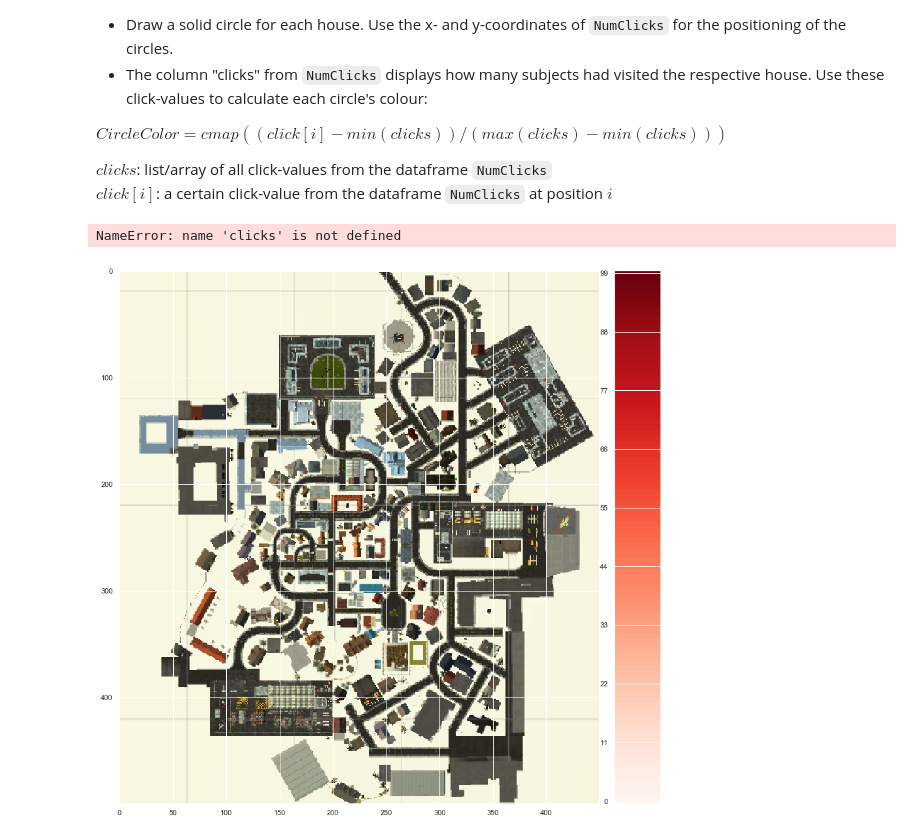
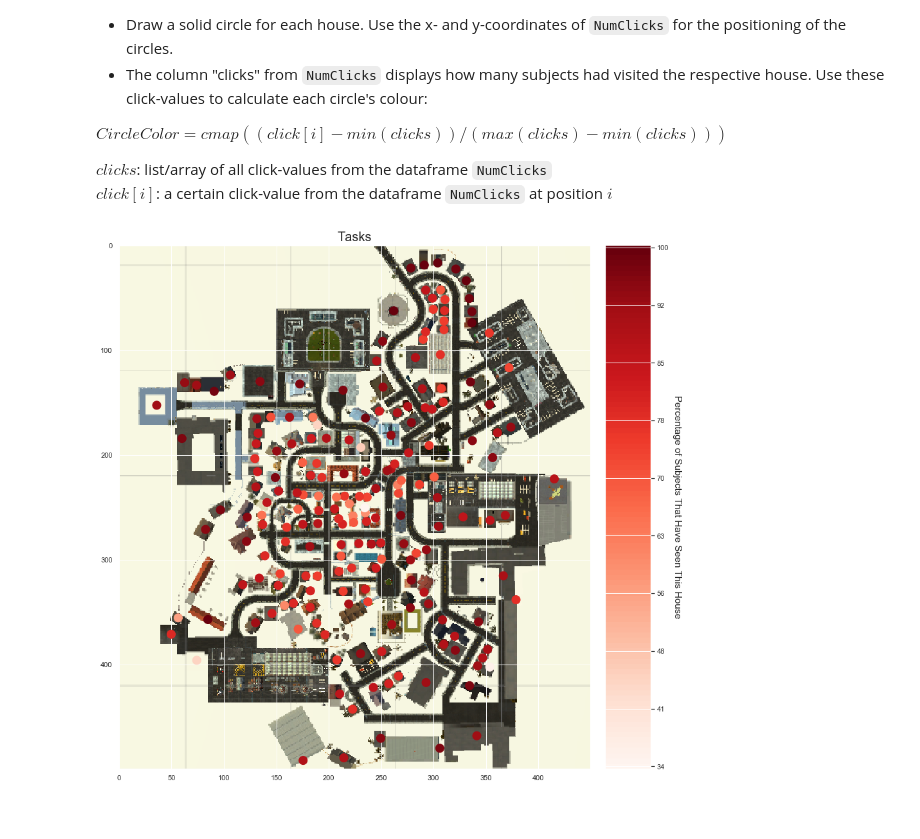
Before and after one commit to NBP-ACC/week-6-acc_9, a Jupyter notebook: sheet04.ipynb, the cells around one changed output. Cells and saved outputs as stored; diff of their text form; code cells hidden in the pictures.

```diff
--- a/sheet04.ipynb
+++ b/sheet04.ipynb
@@ -336,32 +338,38 @@
 # %%
 # open the files and extract the necessary data
 SeahavenMap = Image.open("./Data/map5.png")
 NumClicks = pd.read_csv("./Data/Clicks.csv", header = 0)
 
 # set everything up to display the Seahaven Map
 fig = plt.figure(figsize=(15,15))
 SeahavenMap = SeahavenMap.resize((450,500))
 ax = plt.subplot2grid((10, 10), (0, 0), colspan=9,rowspan=10)
 plt.imshow(SeahavenMap, aspect = 'equal')
 
 # choose a colormap for the circles that display the houses
 cmap = plt.cm.get_cmap('Reds')
 
 # draw the circles and give them the right color (using the given colormap)
-# TODO
+clicks = NumClicks["clicks"]
+circle_size = 4
+circles = [] # keep all circles
+for idx, row in NumClicks.iterrows(): # iterate through dataframe row by row
+    circles.append(plt.Circle((row["x"],row["y"]),circle_size,color = cmap((clicks[idx] - min(clicks)) / (max(clicks) - min(clicks)))))
+    ax.add_artist(circles[idx]) # add circle to list with appropriate features and draw
 
+# add title
+plt.title("Tasks", fontsize = 20)
 
 # set everything up to display the Colormap / legend for the circle's colors
 a=np.outer(np.arange(0,1,0.01),np.ones(3))
 ax2 = plt.subplot2grid((10, 10), (0, 9),rowspan=10)
 plt.imshow(a,aspect='auto',cmap='Reds',origin="lower")
 ax2.get_xaxis().set_ticks([])
 ax2.get_yaxis().set_ticks(np.linspace(0,99,10))
 ax2.get_yaxis().set_ticklabels(np.linspace((min(clicks)/64)*100,(max(clicks)/64)*100,10,dtype=int))
 ax2.yaxis.tick_right()
 ax2.set_ylabel("Percentage of Subjects That Have Seen This House",rotation=270, fontsize=15, labelpad=20)
 ax2.yaxis.set_label_position("right")
 plt.show()
 # %% [output]
-NameError: name 'clicks' is not defined
-[figure, old version]
+[figure, new version]
```
Also changed, not shown: parts of 4 cells of this notebook.
